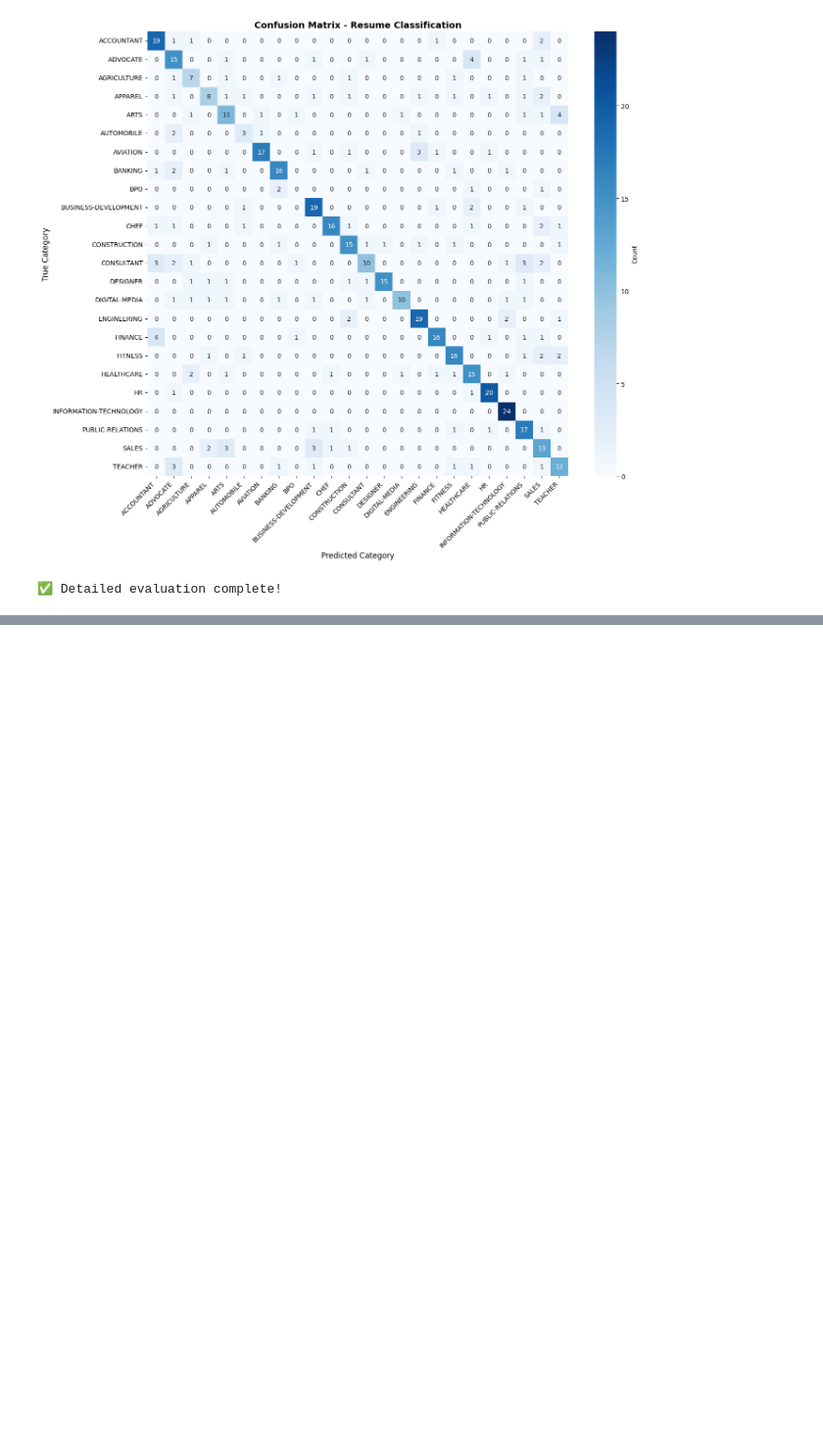
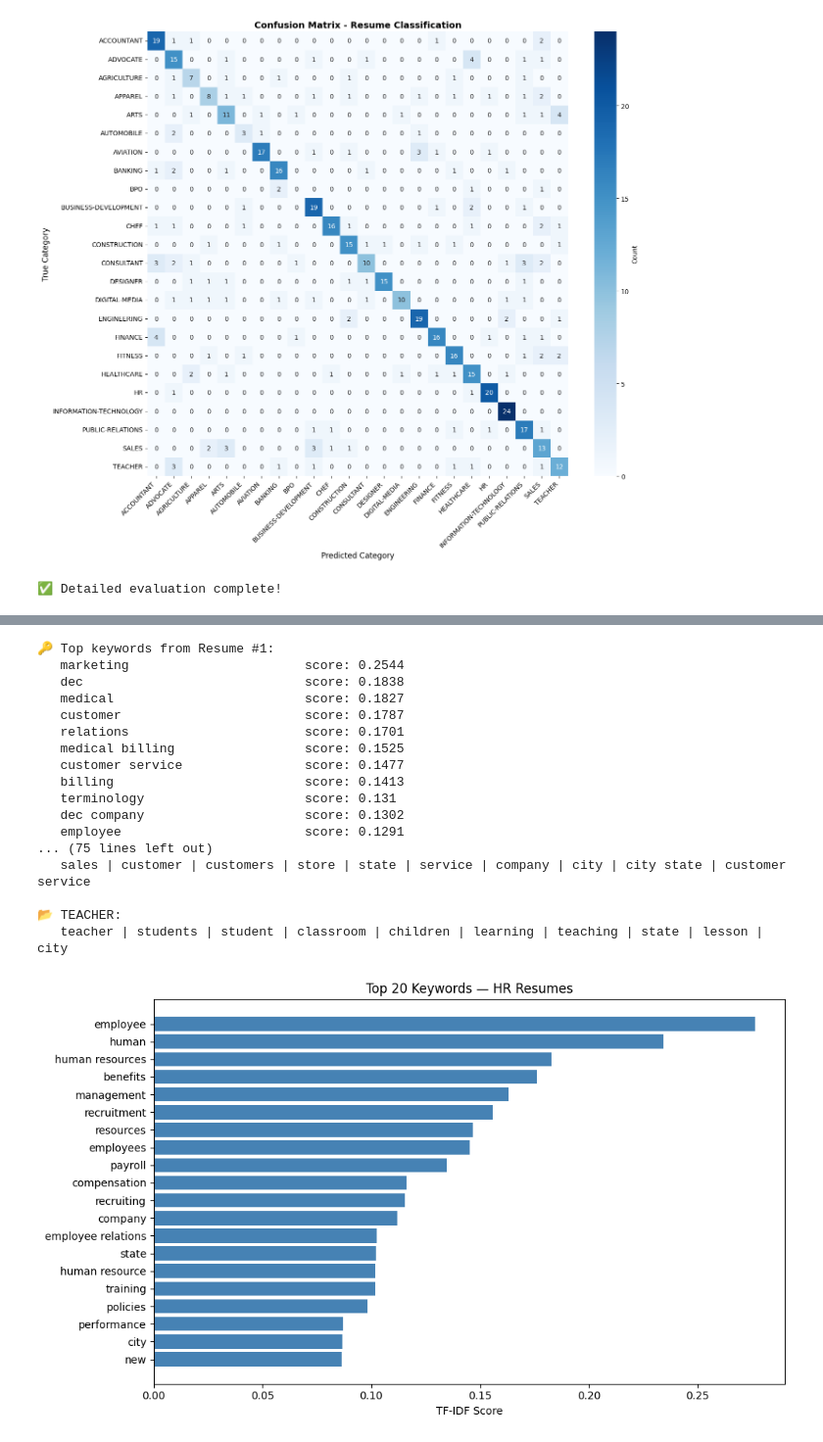
Before and after one commit to Bhanuka10/Experiment-with-Deep-Learning-on-Text-Data, a Jupyter notebook: resume_analysis.ipynb, the cells around one changed output, grey strips where cells are left out. Shown at 98% size. Drawn from its saved outputs; the diff is of its cells as text; code cells hidden in the pictures; blank space fills up the shorter version.

```diff
--- a/resume_analysis.ipynb
+++ b/resume_analysis.ipynb
@@ -317,0 +370,63 @@ print("\n✅ Detailed evaluation complete!")
+# %%
+# ── Cell 10: Keyword Extraction ───────────────────────────────────────────────
+#
+# Extract the top keywords from:
+#   (a) A single resume
+#   (b) All resumes of a given category
+
+feature_names = tfidf.get_feature_names_out()
+
+def get_top_keywords(text, n=15):
+    """Return the top n keywords from a single text using TF-IDF scores."""
+    vec = tfidf.transform([text]).toarray()[0]
+    top_idx = vec.argsort()[::-1][:n]
+    return [(feature_names[i], round(vec[i], 4)) for i in top_idx if vec[i] > 0]
+
+# ── (a) Keywords from a single resume ──
+print("🔑 Top keywords from Resume #1:")
+keywords = get_top_keywords(df['clean_text'].iloc[0])
+for word, score in keywords:
+    print(f"   {word:30s}  score: {score}")
+
+# ── (b) Keywords for each category ──
+print("\n\n🔑 Top 10 keywords per job category:\n")
+for category in le.classes_:
+    cat_texts = df[df['Category'] == category]['clean_text'].tolist()
+    combined = ' '.join(cat_texts)
+    kws = get_top_keywords(combined, n=10)
+    print(f"📂 {category}:")
+    print("   " + " | ".join([w for w, _ in kws]))
+    print()
+
+# ── Visualise keywords for one category ──
+target_category = "HR"   # change to any category in your dataset
+
+cat_texts = df[df['Category'] == target_category]['clean_text'].tolist()
+kws = get_top_keywords(' '.join(cat_texts), n=20)
+words, scores = zip(*kws)
+
+plt.figure(figsize=(10, 6))
+plt.barh(words[::-1], scores[::-1], color='steelblue')
+plt.title(f'Top 20 Keywords — {target_category} Resumes')
+plt.xlabel('TF-IDF Score')
+plt.tight_layout()
+plt.show()
+# %% [output]
+🔑 Top keywords from Resume #1:
+   marketing                       score: 0.2544
+   dec                             score: 0.1838
+   medical                         score: 0.1827
+   customer                        score: 0.1787
+   relations                       score: 0.1701
+   medical billing                 score: 0.1525
+   customer service                score: 0.1477
+   billing                         score: 0.1413
+   terminology                     score: 0.131
+   dec company                     score: 0.1302
+   employee                        score: 0.1291
+... (75 lines left out)
+   sales | customer | customers | store | state | service | company | city | city state | customer service
+
+📂 TEACHER:
+   teacher | students | student | classroom | children | learning | teaching | state | lesson | city
+[figure, added]
```
Also changed, not shown: parts of 1 cell of this notebook.
